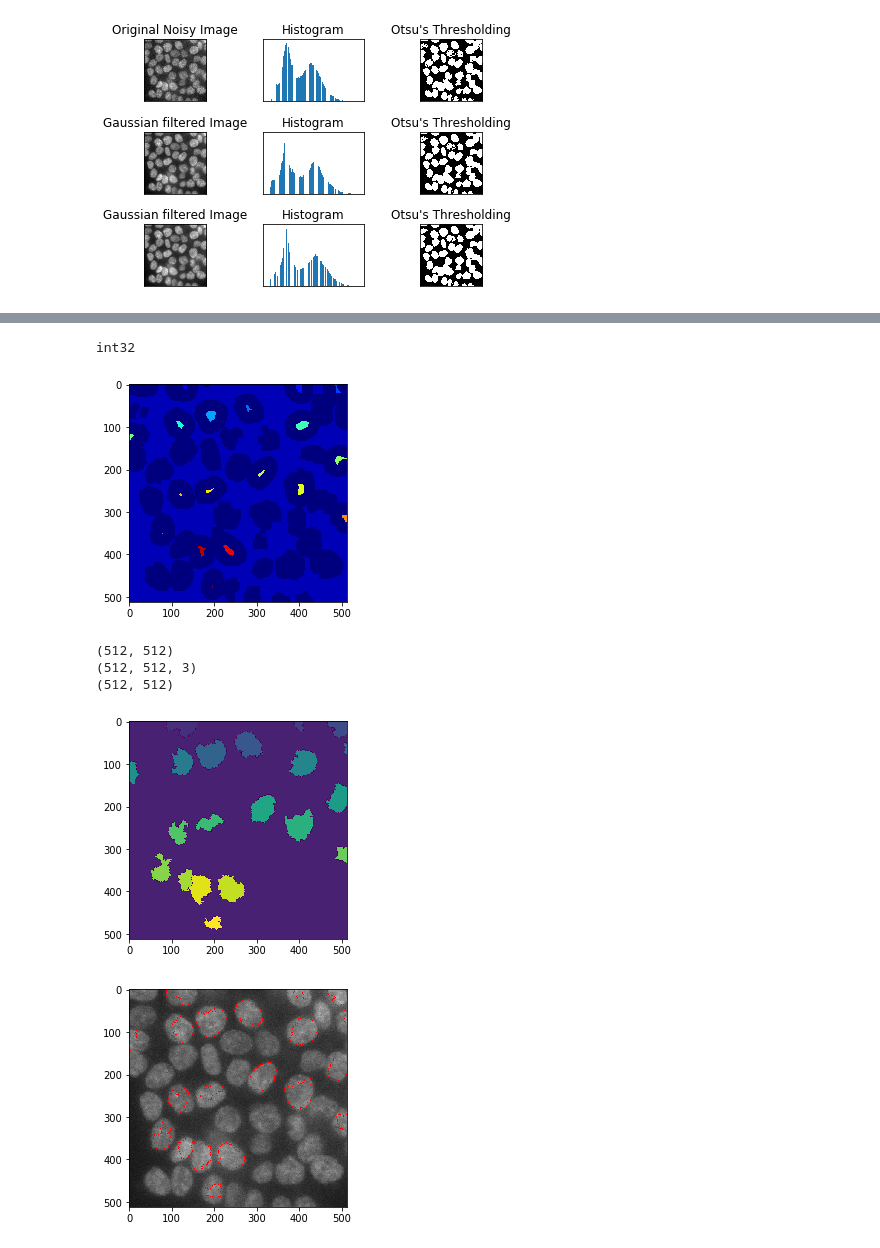
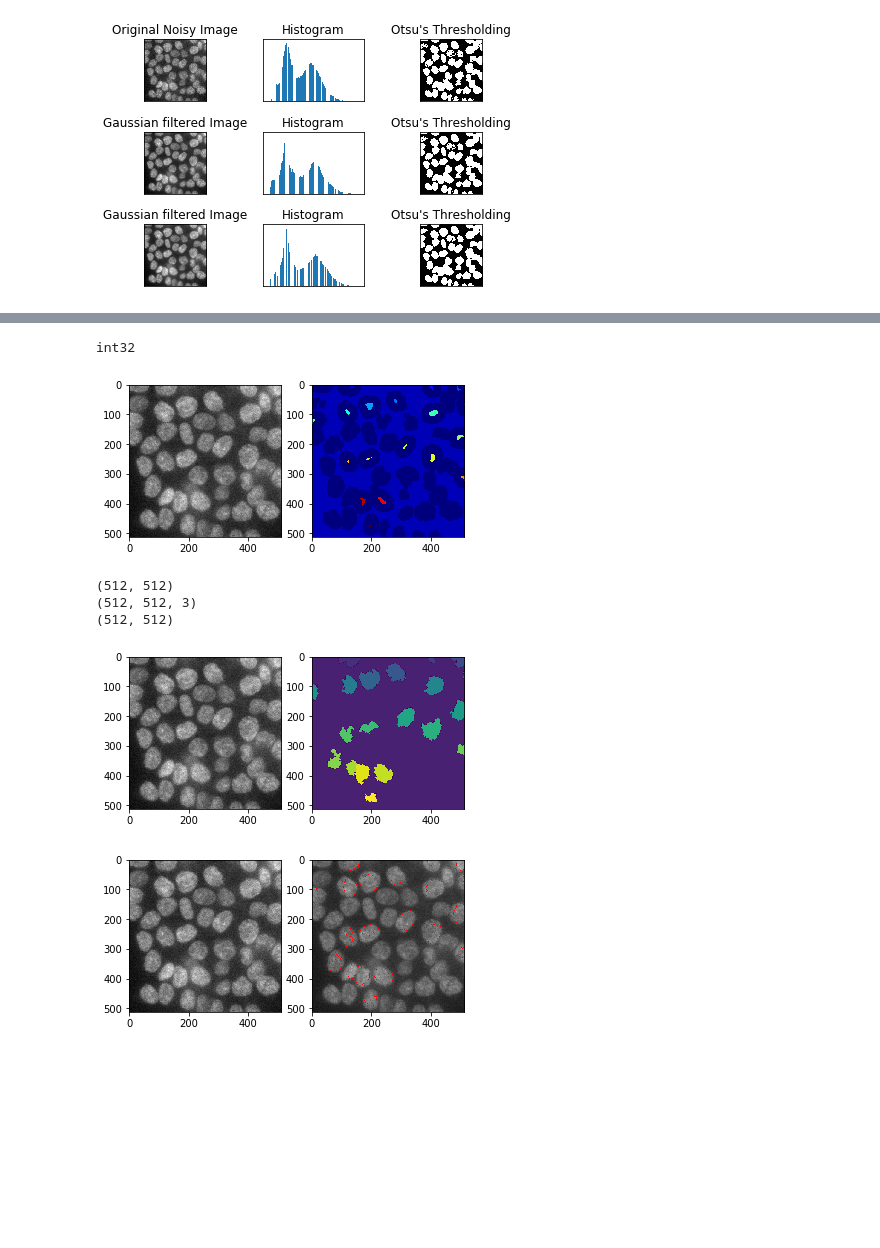
Before and after one commit to jasonjnie/2D-Cell-Image-Segmentation, a Jupyter notebook: Cell_Image_Segmentation.ipynb, the cells around one changed output, grey strips where cells are left out. Drawn from its saved outputs; the diff is of its cells as text; code cells hidden in the pictures; blank space fills up the shorter version.

```diff
--- a/Cell_Image_Segmentation.ipynb
+++ b/Cell_Image_Segmentation.ipynb
@@ -251,25 +271,28 @@ float32
 # %%
 """
 Markers: -1: boundary
           1: background
           N: object N
 """
 
 # Marker labelling
 ret, markers = cv2.connectedComponents(sure_fg)
 
 # Add one to all labels so that sure background 1
 markers = markers+1
 
 # Now, mark the region of unknown with zero
 markers[unknown==255] = 0
 print(markers.dtype)
 
+plt.subplot(1,2,1)
+plt.imshow(img_c3, cmap='gray')
+plt.subplot(1,2,2)
 plt.imshow(markers, cmap='jet')
 plt.show()
 # %% [output]
 int32
-[figure, old version]
+[figure, new version]
 # %%
 #markers = np.uint8(markers)
 print(img_c3.shape)
@@ -279,17 +302,23 @@ markers = cv2.watershed(img_color,markers)
 print(markers.shape)
 img_color[markers == -1] = [255,0,0]
 
+plt.subplot(1,2,1)
+plt.imshow(img_c3, cmap='gray')
+plt.subplot(1,2,2)
 plt.imshow(markers)
 plt.show()
 
+plt.subplot(1,2,1)
+plt.imshow(img_c3, cmap='gray')
+plt.subplot(1,2,2)
 plt.imshow(img_color)
 plt.show()
 # %% [output]
 (512, 512)
 (512, 512, 3)
 (512, 512)
-[figure, old version]
+[figure, new version]
-[figure, old version]
+[figure, new version]
 # %%
 print(markers[110])
 # %% [output]
```
Also changed, not shown: parts of 3 cells of this notebook.
